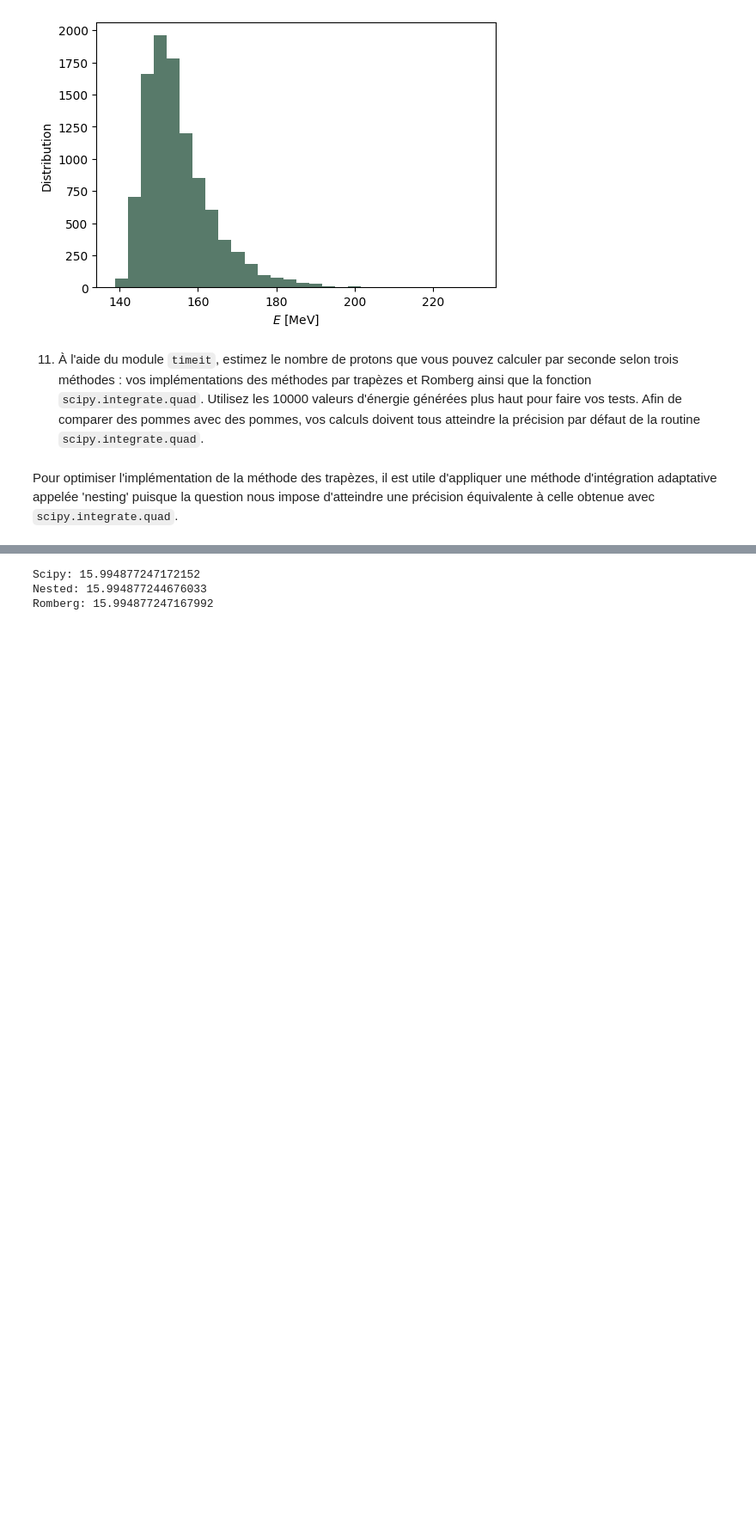
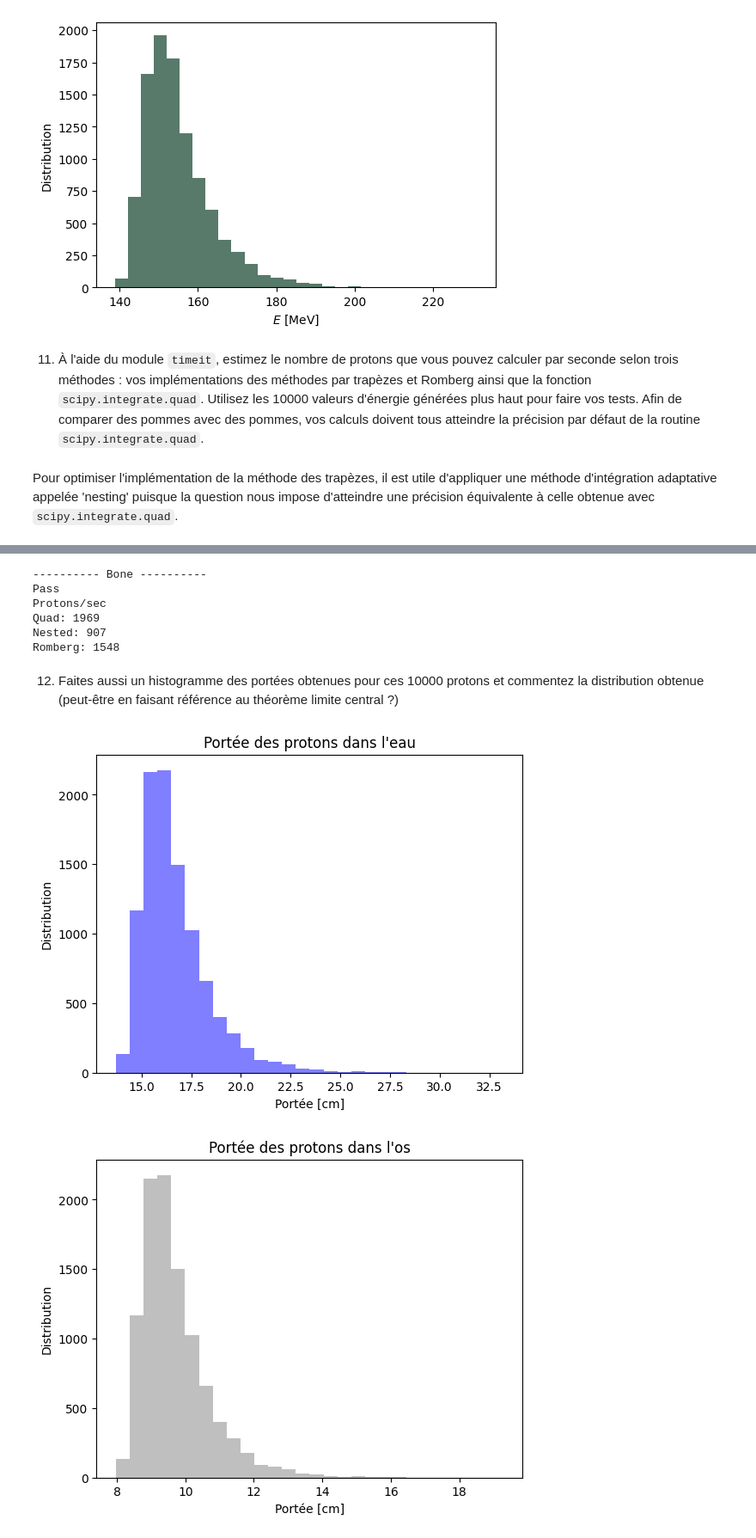
Before and after one commit to Antetokounpo/PhysNum-TP, a Jupyter notebook: tp1.ipynb, the cells around one changed output, grey strips where cells are left out. Shown at 86% size. Cells and saved outputs as stored; diff of their text form; code cells hidden in the pictures; blank space fills up the shorter version.

```diff
--- a/tp1.ipynb
+++ b/tp1.ipynb
@@ -552,9 +564,60 @@ Time Romberg: 6.4647058629998355
-# %%
-s=[quad(funcWater, a, i)[0] for i in distribution]
-n=[NestedTrapz(funcWater, a, i, target=1.49e-8, N_init=1000) for i in distribution]
-r=[romberg_integration(funcWater, a, i, 1.49e-8)[-1].result for i in distribution]
-print(f"Scipy: {s[-1]}\nNested: {n[-1]}\nRomberg: {r[-1]}")
-# %% [output]
-Scipy: 15.994877247172152
-Nested: 15.994877244676033
-Romberg: 15.994877247167992
+# %%
+from scipy.integrate import quad
+import timeit
+
+funcBone = lambda x: 1/S_col_bone(x)
+a = 3
+numProtons = distribution.shape[0]
+numRuns = 5
+s = quad(funcBone, a, distribution[102])[0]
+n = NestedTrapz(funcBone, a, distribution[102], target=1.49e-8, N_init=1000)
+r = romberg_integration(funcBone, a, distribution[102], 1.49e-8)[-1].result
+print("---------- Bone ----------")
+
+print("Pass") if (np.isclose(s, n, atol=0.000001)) and (np.isclose(n, r, atol=0.000001)) else print("Fail")
+
+timerQuad = timeit.timeit(
+    stmt="[quad(funcBone, a, i)[0] for i in distribution]",
+    globals=globals(),
+    number=numRuns
+)
+timerNested = timeit.timeit(
+    stmt="[NestedTrapz(funcBone, a, i, target=1.49e-8, N_init=1000) for i in distribution]",
+    globals=globals(),
+    number=numRuns
+)
+timerRomberg = timeit.timeit(
+    stmt="[romberg_integration(funcBone, a, i, 1.49e-8)[-1].result for i in distribution]",
+    globals=globals(),
+    number=numRuns
+)
+print(f"Protons/sec\nQuad: {(numRuns*numProtons) /timerQuad:.0f}\nNested: {(numRuns*numProtons) /timerNested:.0f}\nRomberg: {(numRuns*numProtons) /timerRomberg:.0f}")
+# %% [output]
+---------- Bone ----------
+Pass
+Protons/sec
+Quad: 1969
+Nested: 907
+Romberg: 1548
+# %% [markdown]
+12. Faites aussi un histogramme des portées obtenues pour ces 10000 protons et commentez la distribution obtenue (peut-être en faisant référence au théorème limite central ?)
+# %%
+water = [quad(funcWater, a, i)[0] for i in distribution]
+bone = [quad(funcBone, a, i)[0] for i in distribution]
+
+plt.Figure(figsize=(6,4))
+plt.hist(water, bins=rice_criterion, color="blue", alpha=0.5)
+plt.xlabel("Portée [cm]")
+plt.ylabel("Distribution")
+plt.title("Portée des protons dans l'eau")
+plt.show()
+
+plt.Figure(figsize=(6,4))
+plt.hist(bone, bins=rice_criterion, color="gray", alpha=0.5)
+plt.xlabel("Portée [cm]")
+plt.ylabel("Distribution")
+plt.title("Portée des protons dans l'os")
+plt.show()
+# %% [output]
+[figure, added]
+[figure, added]
```
Also changed, not shown: parts of 2 cells of this notebook.
